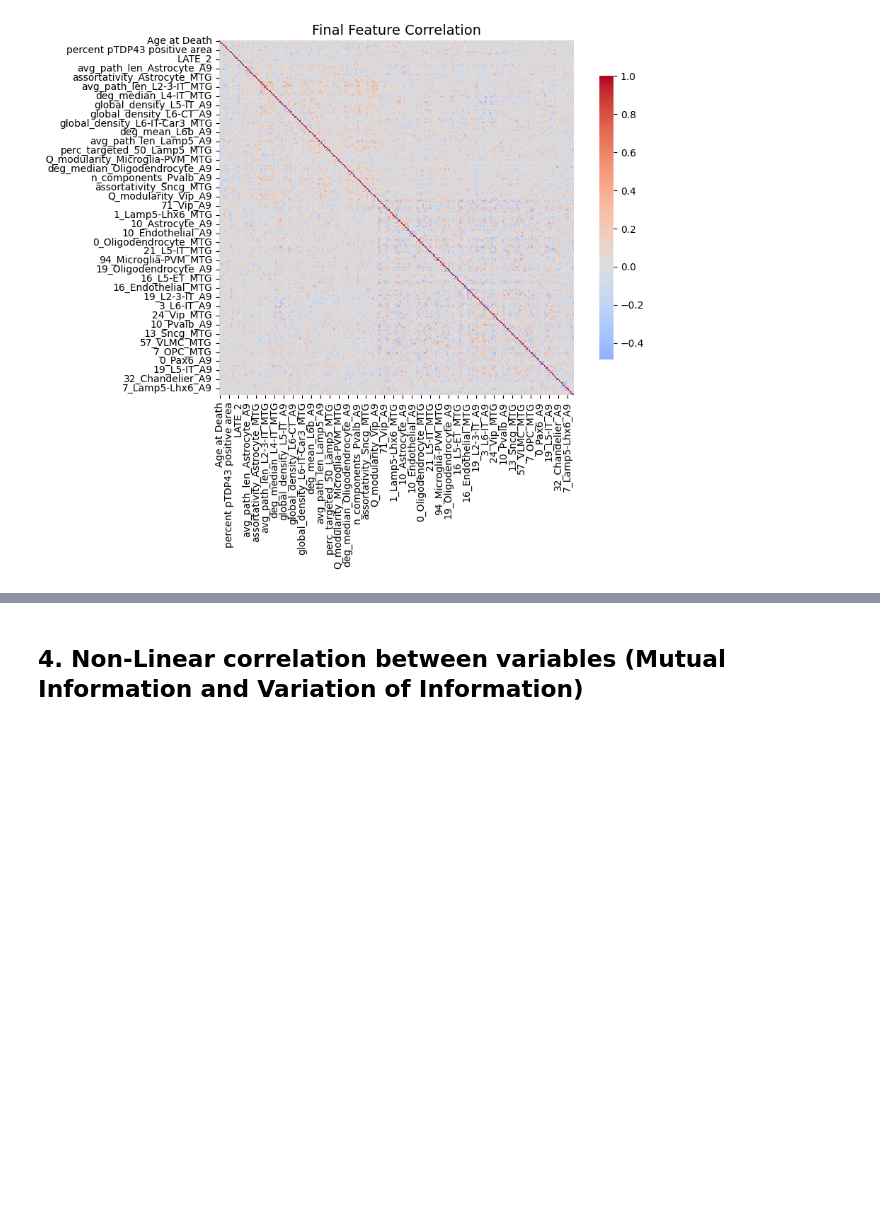
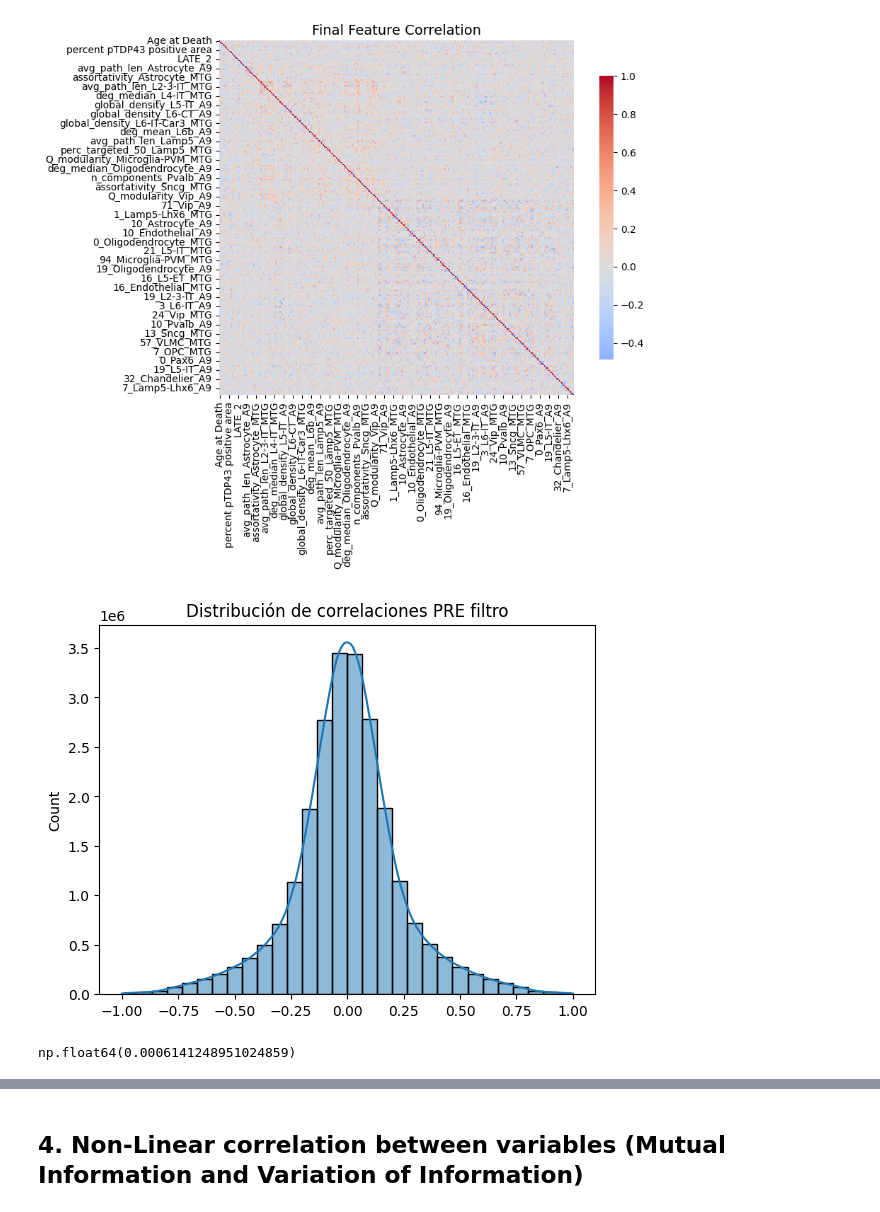
Before and after one commit to paulinapglz99/Feature-Selection-DREAMAD, a Jupyter notebook: EDA.ipynb, the cells around one changed output, grey strips where cells are left out. Drawn from its saved outputs; the diff is of its cells as text; code cells hidden in the pictures; blank space fills up the shorter version.

```diff
--- a/EDA.ipynb
+++ b/EDA.ipynb
@@ -1059,0 +1139,8 @@ plt.show()
+# %%
+result = feature_selection_corr(data, zscore_threshold=2.0)
+# %% [output]
+[figure, added]
+# %%
+result["stats"]["mean_corr"]
+# %% [output]
+np.float64(0.0006141248951024859)
```
Also changed, not shown: parts of 13 cells of this notebook.
